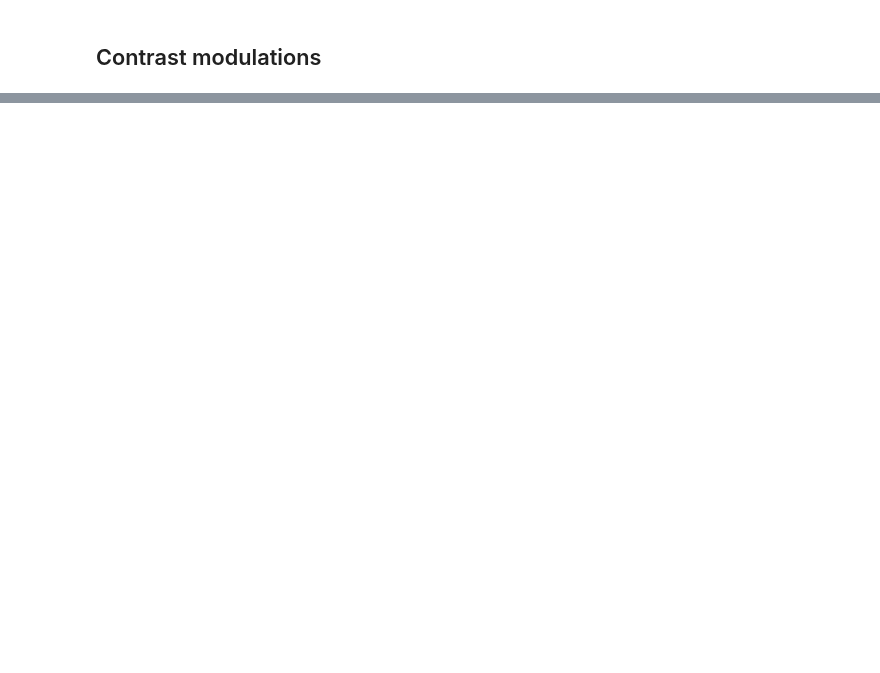
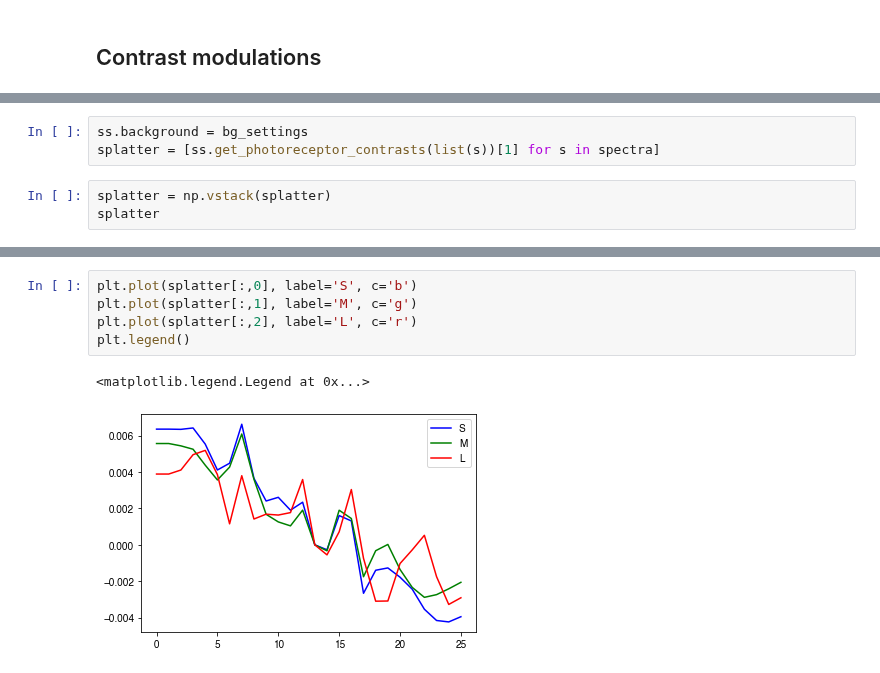
Before and after one commit to PySilentSubstitution/pysilsub, a Jupyter notebook: notebooks/pseudo_inverse_contrast_example.ipynb, the cells around one changed output, grey strips where cells are left out. Drawn from its saved outputs; the diff is of its cells as text; blank space fills up the shorter version.

```diff
--- a/notebooks/pseudo_inverse_contrast_example.ipynb
+++ b/notebooks/pseudo_inverse_contrast_example.ipynb
@@ -126,0 +127,6 @@ plt.ylabel('S-cone contrast (%)');
+# %%
+ss.background = bg_settings
+splatter = [ss.get_photoreceptor_contrasts(list(s))[1] for s in spectra]
+# %%
+splatter = np.vstack(splatter)
+splatter
@@ -126,0 +151,8 @@ plt.ylabel('S-cone contrast (%)');
+# %%
+plt.plot(splatter[:,0], label='S', c='b')
+plt.plot(splatter[:,1], label='M', c='g')
+plt.plot(splatter[:,2], label='L', c='r')
+plt.legend()
+# %% [output]
+<matplotlib.legend.Legend at 0x...>
+[figure, added]
```
Also changed, not shown: parts of 7 cells of this notebook, 39 other files.
